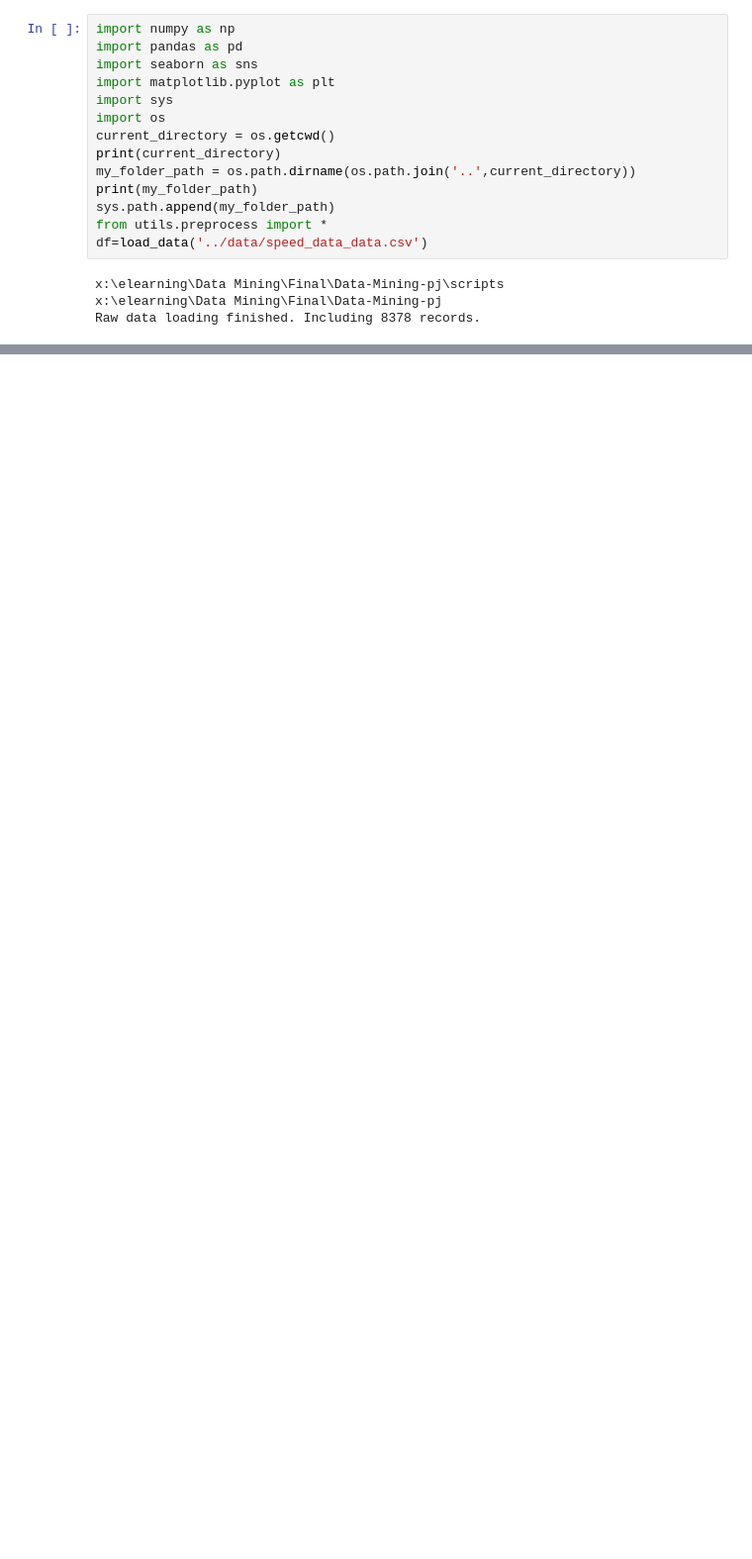
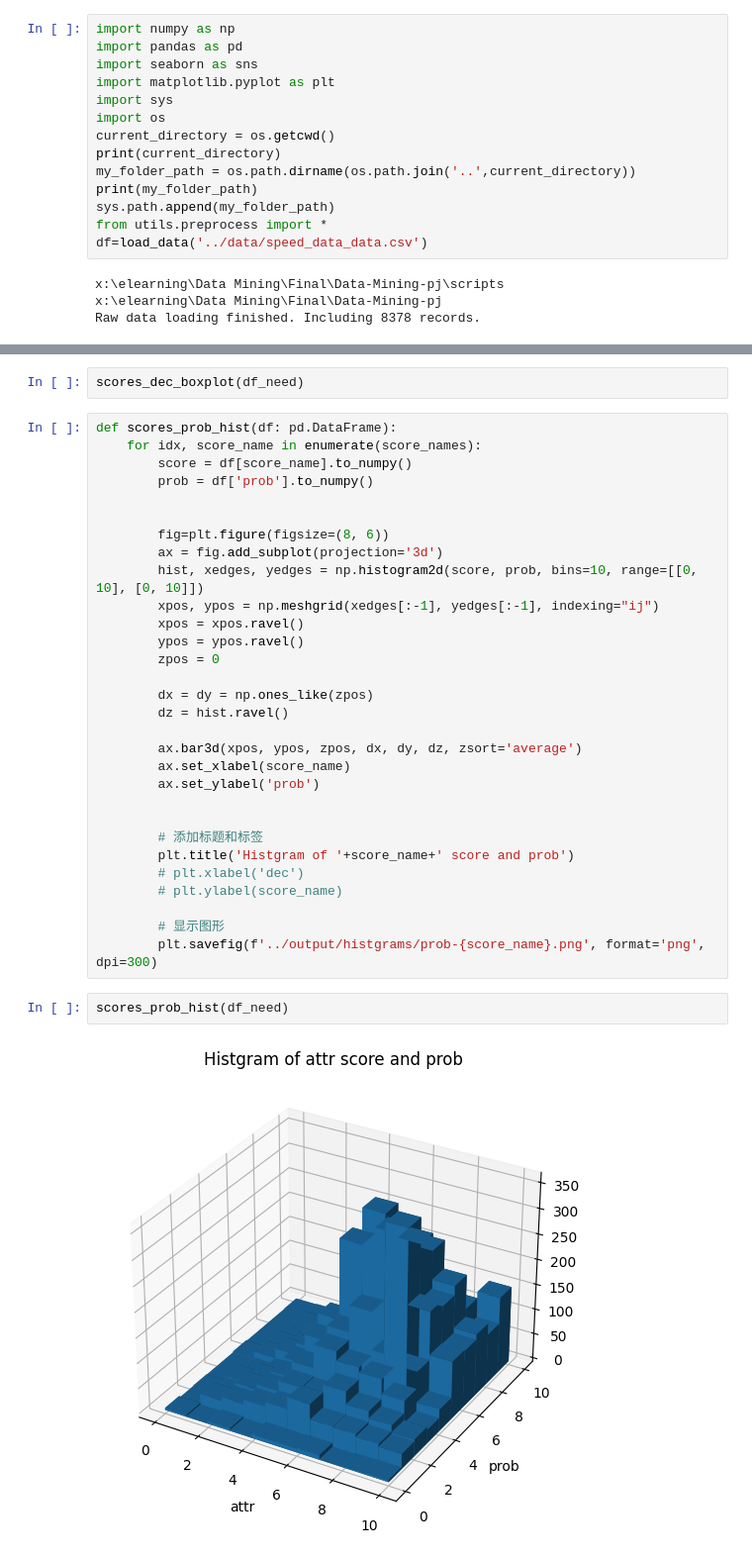
Before and after one commit to selfspin/Data-Mining-pj, a Jupyter notebook: scripts/ly.ipynb, the cells around one changed output, grey strips where cells are left out. Shown: that part at 99% size. Drawn from its saved outputs; the diff is of its cells as text; blank space fills up the shorter version.

```diff
--- a/scripts/ly.ipynb
+++ b/scripts/ly.ipynb
@@ -42,0 +63,36 @@ Name: career, Length: 8378, dtype: object
+# %%
+scores_dec_boxplot(df_need)
+# %%
+def scores_prob_hist(df: pd.DataFrame):
+    for idx, score_name in enumerate(score_names):
+        score = df[score_name].to_numpy()
+        prob = df['prob'].to_numpy()
+
+
+        fig=plt.figure(figsize=(8, 6))
+        ax = fig.add_subplot(projection='3d')
+        hist, xedges, yedges = np.histogram2d(score, prob, bins=10, range=[[0, 10], [0, 10]])
+        xpos, ypos = np.meshgrid(xedges[:-1], yedges[:-1], indexing="ij")
+        xpos = xpos.ravel()
+        ypos = ypos.ravel()
+        zpos = 0
+
+        dx = dy = np.ones_like(zpos)
+        dz = hist.ravel()
+
+        ax.bar3d(xpos, ypos, zpos, dx, dy, dz, zsort='average')
+        ax.set_xlabel(score_name)
+        ax.set_ylabel('prob')
+
+
+        # 添加标题和标签
+        plt.title('Histgram of '+score_name+' score and prob')
+        # plt.xlabel('dec')
+        # plt.ylabel(score_name)
+
+        # 显示图形
+        plt.savefig(f'../output/histgrams/prob-{score_name}.png', format='png', dpi=300)
+# %%
+scores_prob_hist(df_need)
+# %% [output]
+[figure, added]
```
Also changed, not shown: parts of 5 cells of this notebook, 12 other files.
